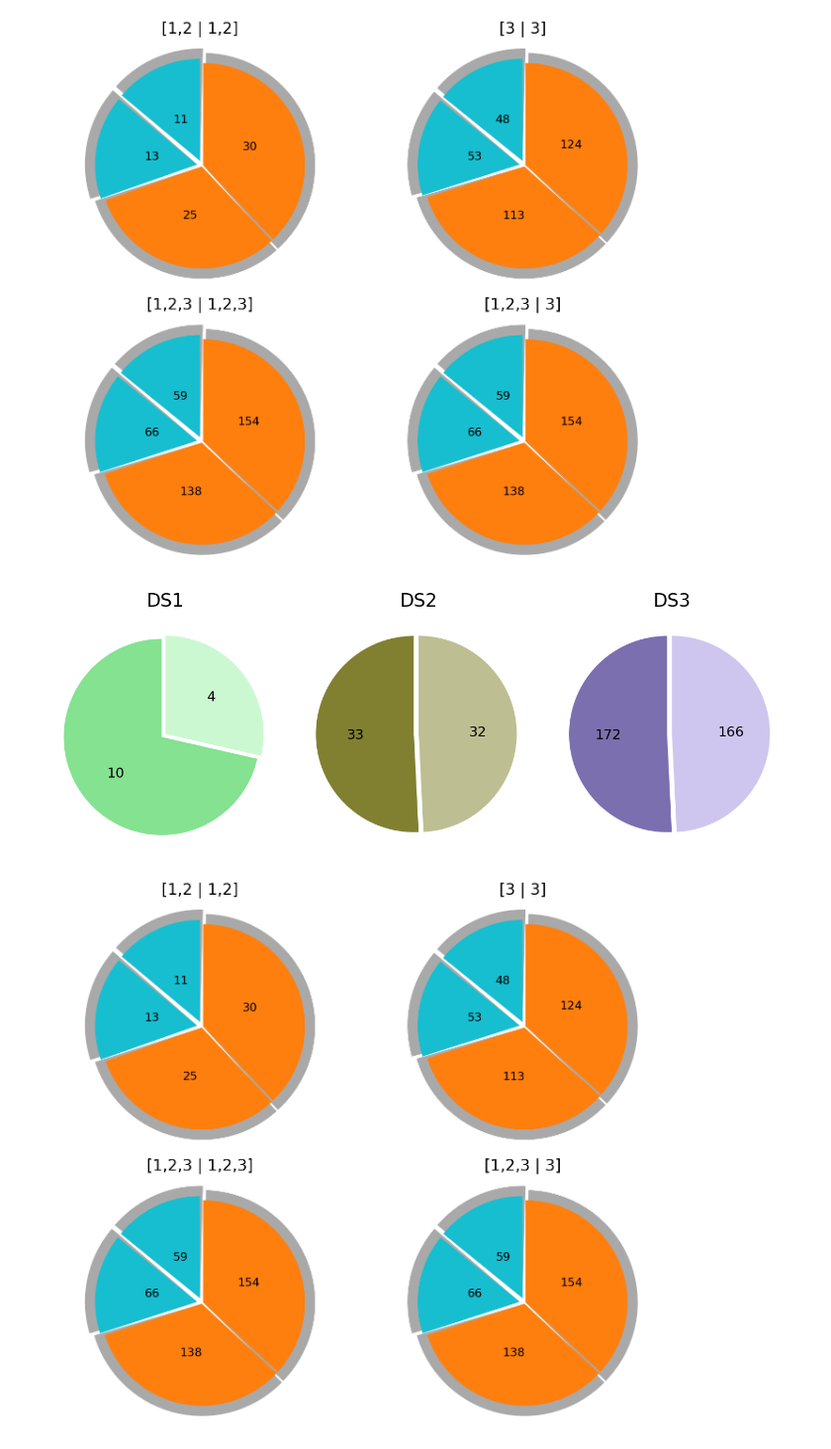
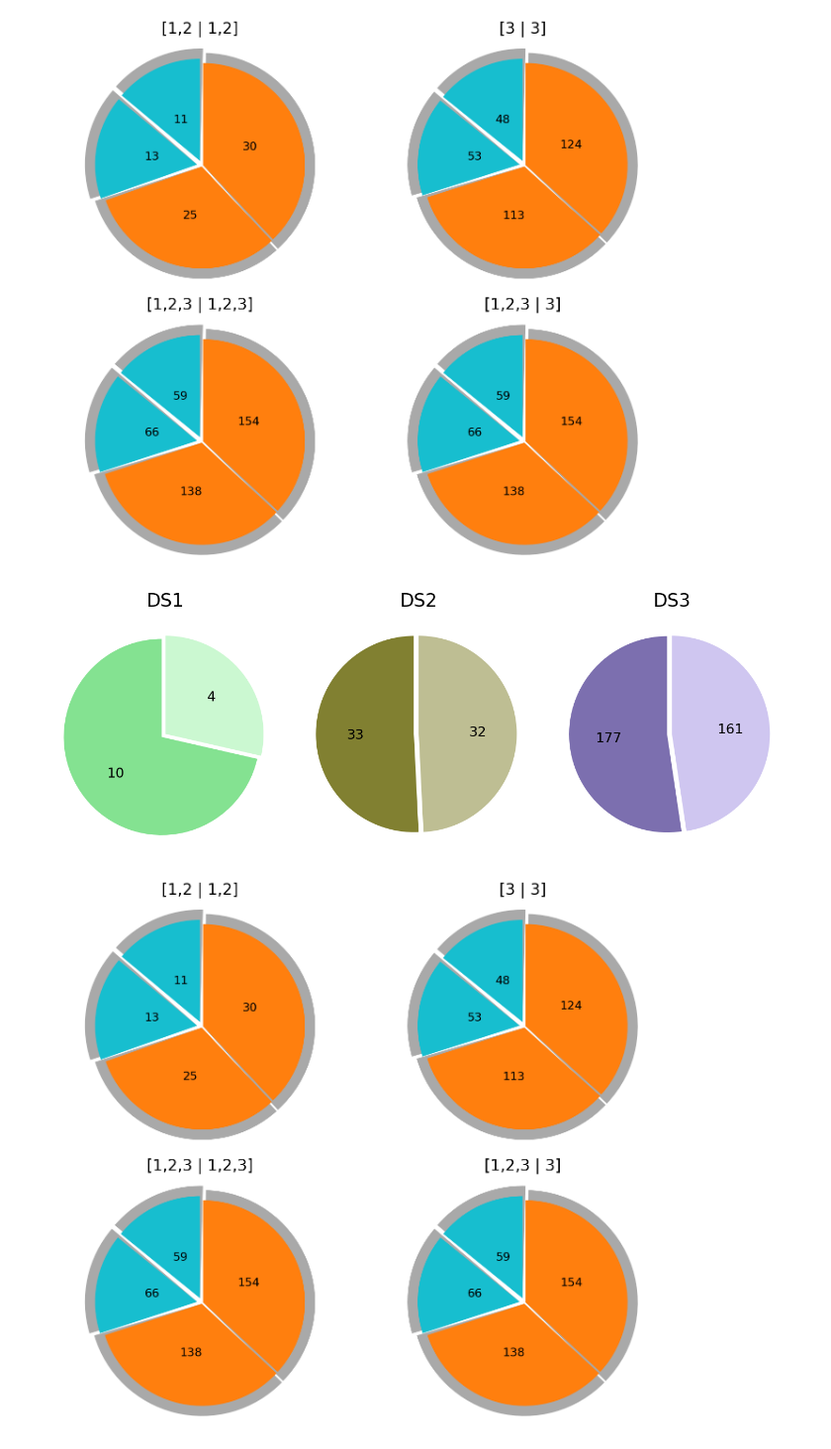
Before and after one commit to xuan13hao/data_analysis, a Jupyter notebook: Lung_Cancer_Research/pie_chart.ipynb, the cells around one changed output. Shown at 99% size. Saved outputs shown, nothing was run; the diff lists cells and outputs as text; code cells hidden in the pictures.

```diff
--- a/Lung_Cancer_Research/pie_chart.ipynb
+++ b/Lung_Cancer_Research/pie_chart.ipynb
@@ -455,35 +455,35 @@ fig, axs = plt.subplots(1, 3, figsize=(14, 7))
 def absolute_value(val, total):
     absolute = int(round(val/100. * total))
     return f"{absolute}"
 
 # Plot the pie chart for DS1 with increased font size
 total1 = sum(sizes1)
 wedges, texts, autotexts = axs[0].pie(sizes1, explode=explode, labels=['', ''], colors=colors1,
                                       autopct=lambda p: absolute_value(p, total1), startangle=90)
 axs[0].set_title('DS1',fontsize=24)
 # Manually setting the font size of the percentage labels for DS1
 for autotext in autotexts:
     autotext.set_fontsize(18)  # Increase font size
 
 # Plot the pie chart for DS2
 total2 = sum(sizes2)
 wedges, texts, autotexts = axs[1].pie(sizes2, explode=explode, labels=['', ''], colors=colors2,
                                       autopct=lambda p: absolute_value(p, total2), startangle=90)
 axs[1].set_title('DS2',fontsize=24)
 for autotext in autotexts:
     autotext.set_fontsize(18)  # Increase font size
 # Plot the pie chart for DS3
 total3 = sum(sizes3)
-wedges, texts, autotexts = axs[2].pie(sizes2, explode=explode, labels=['', ''], colors=colors3,
+wedges, texts, autotexts = axs[2].pie(sizes3, explode=explode, labels=['', ''], colors=colors3,
                                       autopct=lambda p: absolute_value(p, total3), startangle=90)
 axs[2].set_title('DS3',fontsize=24)
 for autotext in autotexts:
     autotext.set_fontsize(18)  # Increase font size
 # Adjust the layout so the pies do not overlap with the titles
 plt.tight_layout()
 plt.show()
 # %% [output]
-[figure, old version]
+[figure, new version]
 # %%
 import matplotlib.pyplot as plt
 import numpy as np
```
Also changed, not shown: parts of 1 cell of this notebook, 39 other files.
